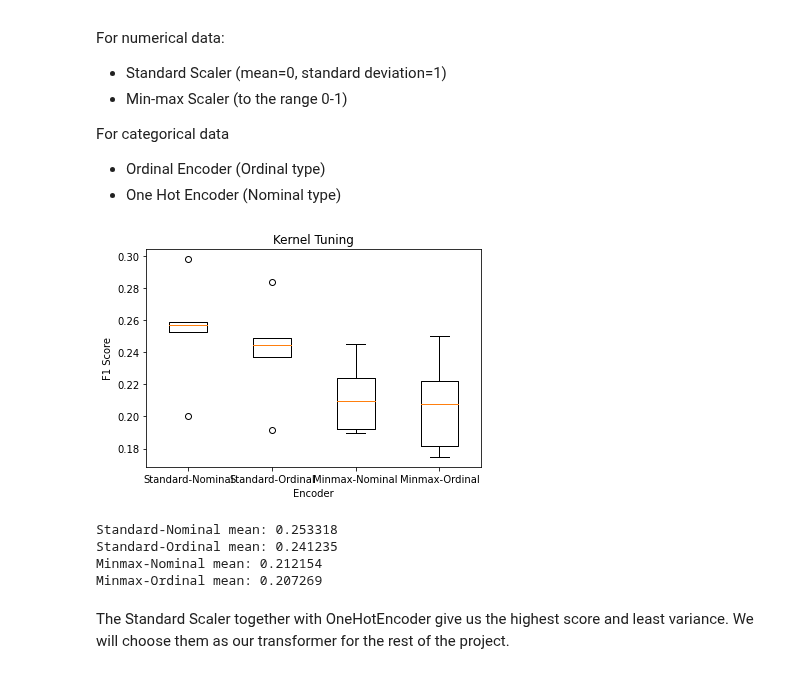
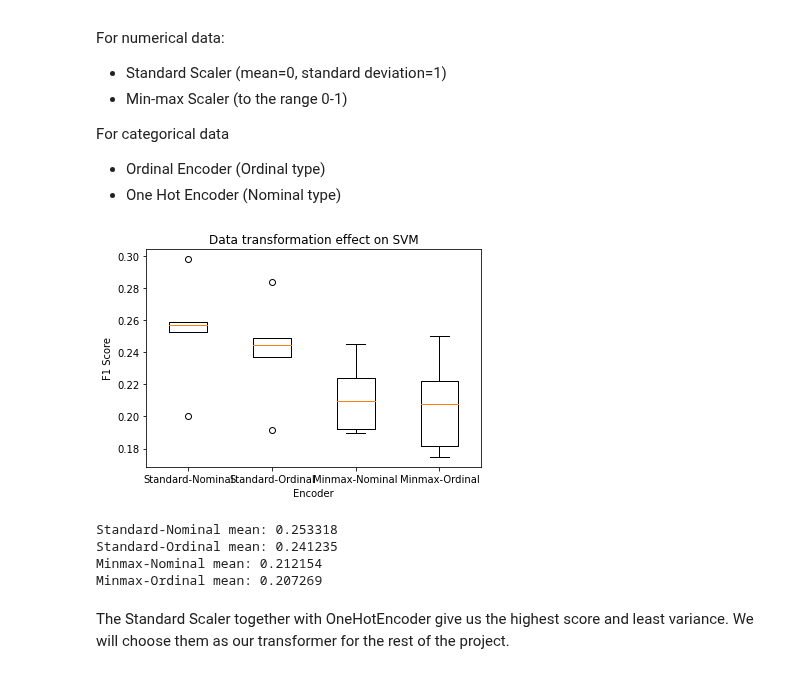
Before and after one commit to LapTQ/IT31903_123220_Group18_Stroke-prediction, a Jupyter notebook: svm.ipynb, the cells around one changed output. Cells and saved outputs as stored; diff of their text form; code cells hidden in the pictures.

```diff
--- a/svm.ipynb
+++ b/svm.ipynb
@@ -204,29 +205,29 @@ For categorical data
 # %%
 transformers = [('Standard-Nominal', ColumnTransformer([('scale', StandardScaler(), numerical_ix),
                                               ('encode', OneHotEncoder(handle_unknown='ignore'), categorical_ix)],
                                              remainder='passthrough')),
                ('Standard-Ordinal', ColumnTransformer([('scale', StandardScaler(), numerical_ix),
                                               ('OrdinalEncoder', OrdinalEncoder(),categorical_ix)],
                                              remainder='passthrough')),
                ('Minmax-Nominal', ColumnTransformer([('scale', MinMaxScaler(), numerical_ix),
                                                     ('encode', OneHotEncoder(handle_unknown='ignore'), categorical_ix)],
                                                    remainder='passthrough')),
                 ('Minmax-Ordinal', ColumnTransformer([('scale', MinMaxScaler(), numerical_ix),
                                                       ('encode', OrdinalEncoder(), categorical_ix)],
                                                      remainder='passthrough'))
                 ]
 results = {'Standard-Nominal':[], 'Standard-Ordinal':[], 'Minmax-Nominal':[],'Minmax-Ordinal':[]}
 for name, transformer in transformers:
     model = Pipeline([(name, transformer),
                       ('SVC', SVC(class_weight={0:0.1,1:1}))])
     cv_results = cross_val_score(model, X_train, y_train, cv=kfold, scoring=scoring, error_score='raise', n_jobs=-1)
     results[name].extend(cv_results)
 
-my_boxplot(list(results.values()),list(results.keys()),"Encoder", "F1 Score", "Kernel Tuning")
+my_boxplot(list(results.values()),list(results.keys()),"Encoder", "F1 Score", "Data transformation effect on SVM")
 for name in results:
     print('%s mean: %f'%(name,np.array(results[name]).mean()))
 # %% [output]
-[figure, old version]
+[figure, new version]
 Standard-Nominal mean: 0.253318
 Standard-Ordinal mean: 0.241235
 Minmax-Nominal mean: 0.212154
```
Also changed, not shown: parts of 15 cells of this notebook, 1 other file.
